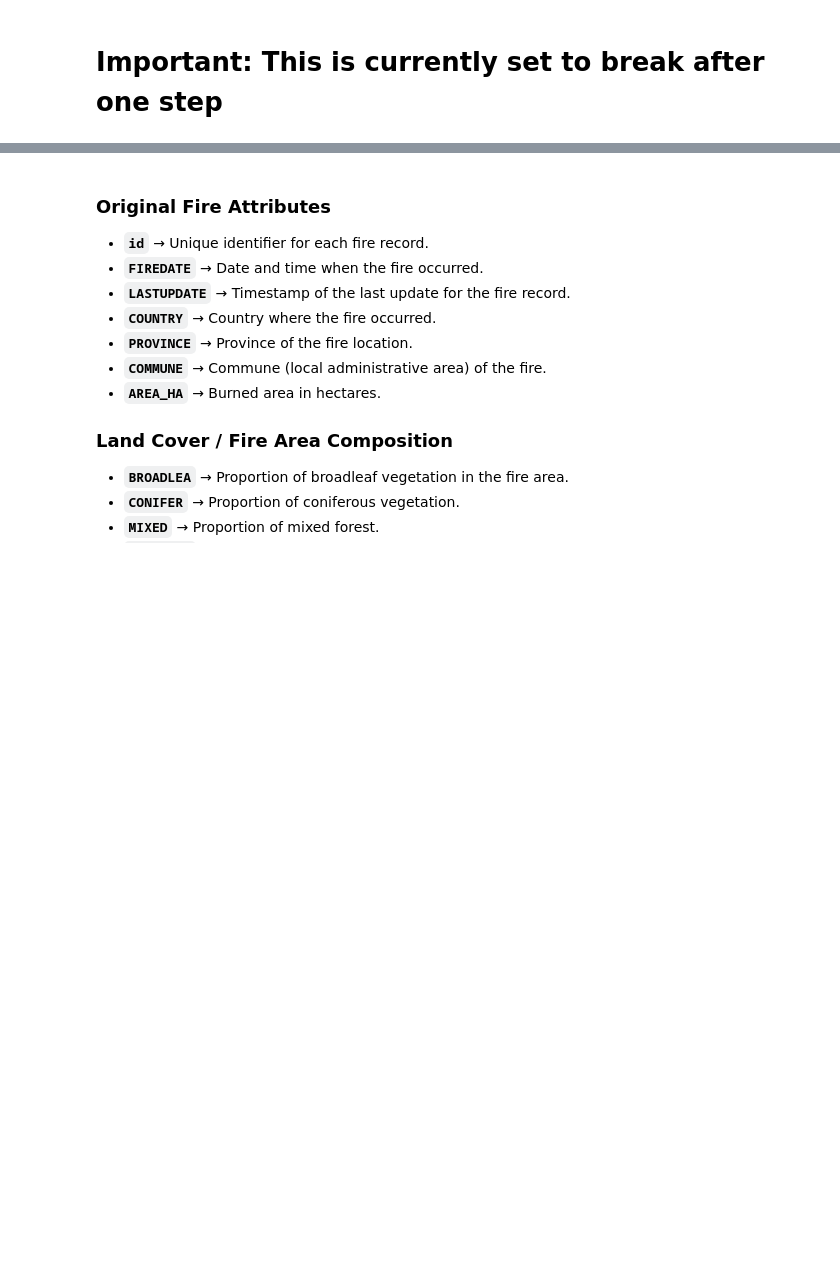
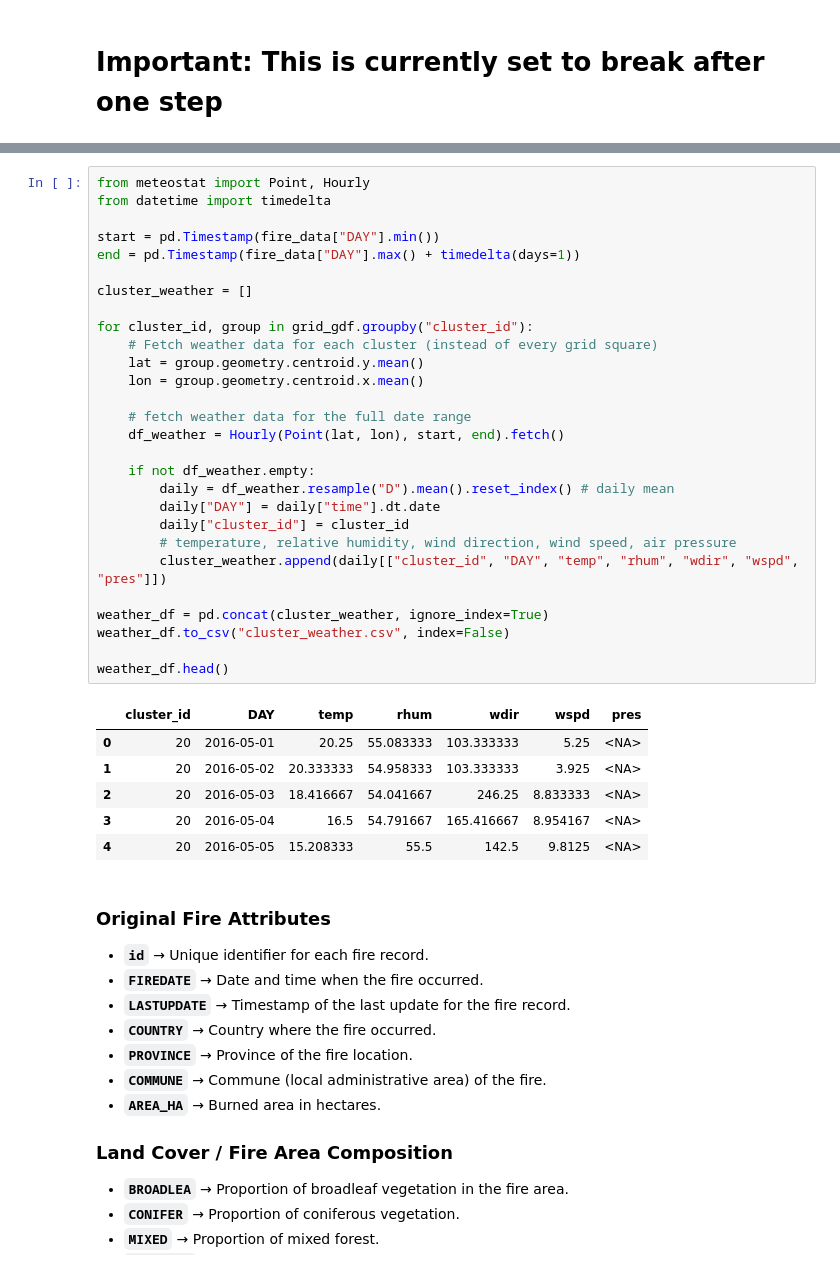
Before and after one commit to selinceydeli/Full-Graph_Wildfire_Prediction, a Jupyter notebook: prep_data.ipynb, the cells around one changed output, grey strips where cells are left out. Cells and saved outputs as stored; diff of their text form; blank space fills up the shorter version.

```diff
--- a/prep_data.ipynb
+++ b/prep_data.ipynb
@@ -267,3 +360,38 @@ for day in tqdm(grouped_by_day["DAY"]):
+# %%
+from meteostat import Point, Hourly
+from datetime import timedelta
+
+start = pd.Timestamp(fire_data["DAY"].min())
+end = pd.Timestamp(fire_data["DAY"].max() + timedelta(days=1))
+
+cluster_weather = []
+
+for cluster_id, group in grid_gdf.groupby("cluster_id"):
+    # Fetch weather data for each cluster (instead of every grid square)
+    lat = group.geometry.centroid.y.mean()
+    lon = group.geometry.centroid.x.mean()
+
+    # fetch weather data for the full date range
+    df_weather = Hourly(Point(lat, lon), start, end).fetch()
+
+    if not df_weather.empty:
+        daily = df_weather.resample("D").mean().reset_index() # daily mean
+        daily["DAY"] = daily["time"].dt.date
+        daily["cluster_id"] = cluster_id
+        # temperature, relative humidity, wind direction, wind speed, air pressure
+        cluster_weather.append(daily[["cluster_id", "DAY", "temp", "rhum", "wdir", "wspd", "pres"]])
+
+weather_df = pd.concat(cluster_weather, ignore_index=True)
+weather_df.to_csv("cluster_weather.csv", index=False)
+
+weather_df.head()
+# %% [output]
+|  | cluster_id | DAY | temp | rhum | wdir | wspd | pres |
+| 0 | 20 | 2016-05-01 | 20.25 | 55.083333 | 103.333333 | 5.25 | <NA> |
+| 1 | 20 | 2016-05-02 | 20.333333 | 54.958333 | 103.333333 | 3.925 | <NA> |
+| 2 | 20 | 2016-05-03 | 18.416667 | 54.041667 | 246.25 | 8.833333 | <NA> |
+| 3 | 20 | 2016-05-04 | 16.5 | 54.791667 | 165.416667 | 8.954167 | <NA> |
+| 4 | 20 | 2016-05-05 | 15.208333 | 55.5 | 142.5 | 9.8125 | <NA> |
 # %% [markdown]
 ### Original Fire Attributes
 - **`id`** → Unique identifier for each fire record.
```
Also changed, not shown: parts of 17 cells of this notebook, 1 other file.
